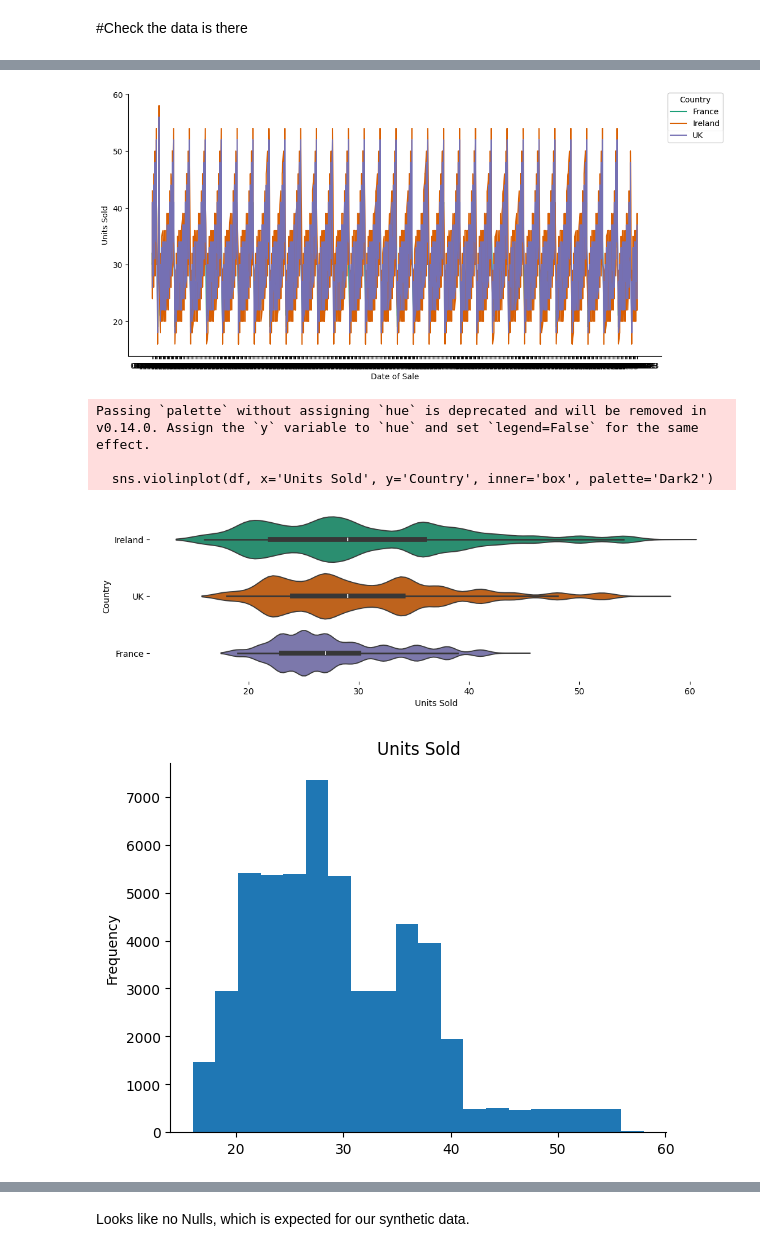
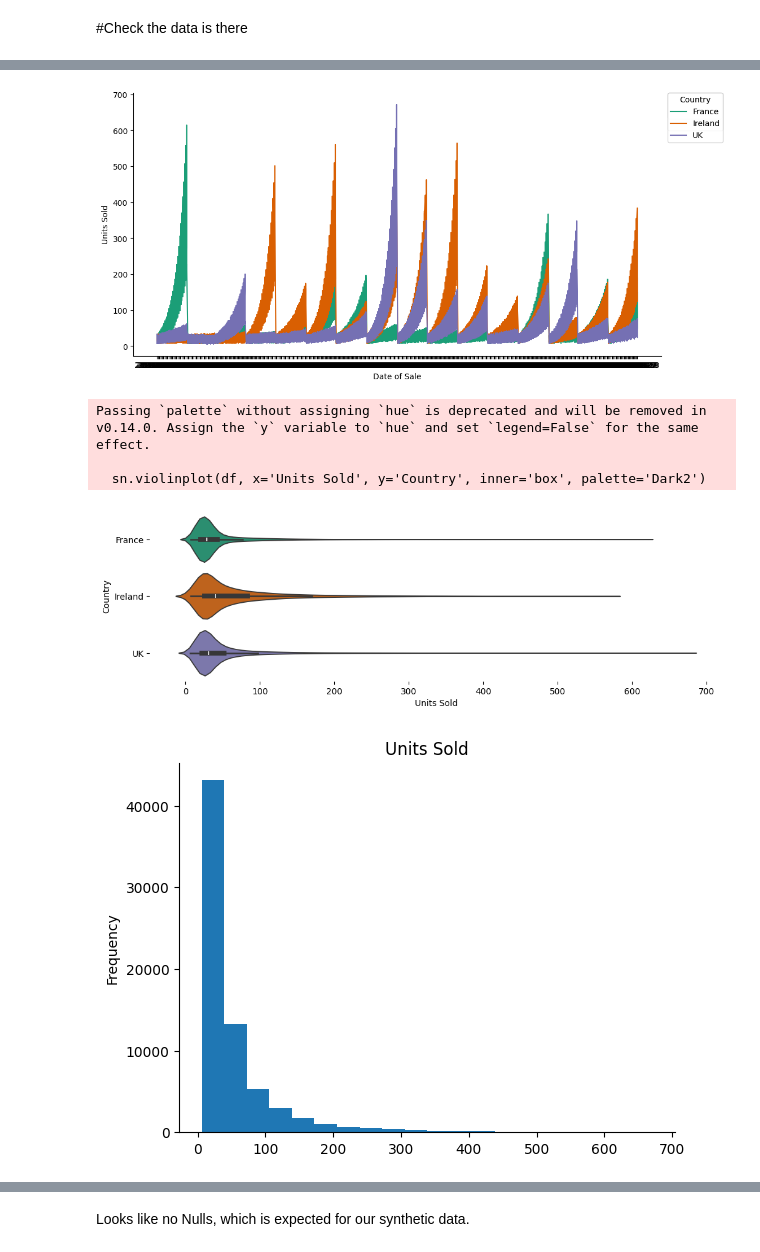
Before and after one commit to kevinhoffmanglyde/oxfordgenaigroup2, a Jupyter notebook: Group2EndtoEnd.ipynb, the cells around one changed output, grey strips where cells are left out. Saved outputs shown, nothing was run; the diff lists cells and outputs as text; code cells hidden in the pictures.

```diff
--- a/Group2EndtoEnd.ipynb
+++ b/Group2EndtoEnd.ipynb
@@ -25,7 +24,7 @@ Authenticated
 # %% [markdown]
 #Get the data
 # %%
-df = pd.read_csv('gdrive/MyDrive/Product_Store_Sales_Data_with_Category.csv')
+df = pd.read_csv('gdrive/MyDrive/Complete_Sales_Data.csv')
 # %% [markdown]
 #Check the data is there
 # %%
@@ -40,44 +39,44 @@ df.head()
 # %%
 # @title Date of Sale vs Units Sold
 
 from matplotlib import pyplot as plt
-import seaborn as sns
+import seaborn as sn
 def _plot_series(series, series_name, series_index=0):
-  palette = list(sns.palettes.mpl_palette('Dark2'))
+  palette = list(sn.palettes.mpl_palette('Dark2'))
   xs = series['Date of Sale']
   ys = series['Units Sold']
 
   plt.plot(xs, ys, label=series_name, color=palette[series_index % len(palette)])
 
 fig, ax = plt.subplots(figsize=(10, 5.2), layout='constrained')
 df_sorted = df.sort_values('Date of Sale', ascending=True)
 for i, (series_name, series) in enumerate(df_sorted.groupby('Country')):
   _plot_series(series, series_name, i)
   fig.legend(title='Country', bbox_to_anchor=(1, 1), loc='upper left')
-sns.despine(fig=fig, ax=ax)
+sn.despine(fig=fig, ax=ax)
 plt.xlabel('Date of Sale')
 _ = plt.ylabel('Units Sold')
 # %% [output]
-[figure, old version]
+[figure, new version]
 # %%
 # @title Country vs Units Sold
 
 figsize = (12, 1.2 * len(df['Country'].unique()))
 plt.figure(figsize=figsize)
-sns.violinplot(df, x='Units Sold', y='Country', inner='box', palette='Dark2')
-sns.despine(top=True, right=True, bottom=True, left=True)
+sn.violinplot(df, x='Units Sold', y='Country', inner='box', palette='Dark2')
+sn.despine(top=True, right=True, bottom=True, left=True)
 # %% [output]
 Passing `palette` without assigning `hue` is deprecated and will be removed in v0.14.0. Assign the `y` variable to `hue` and set `legend=False` for the same effect.
 
-  sns.violinplot(df, x='Units Sold', y='Country', inner='box', palette='Dark2')
+  sn.violinplot(df, x='Units Sold', y='Country', inner='box', palette='Dark2')
-[figure, old version]
+[figure, new version]
 # %%
 # @title Units Sold
 
 df['Units Sold'].plot(kind='hist', bins=20, title='Units Sold')
 plt.gca().spines[['top', 'right',]].set_visible(False)
 # %% [output]
-[figure, old version]
+[figure, new version]
 # %%
 # @title Price Sold vs Inflation Rate
 df.plot(kind='scatter', x='Price Sold', y='Inflation Rate', s=32, alpha=.8)
```
Also changed, not shown: parts of 94 cells of this notebook.
